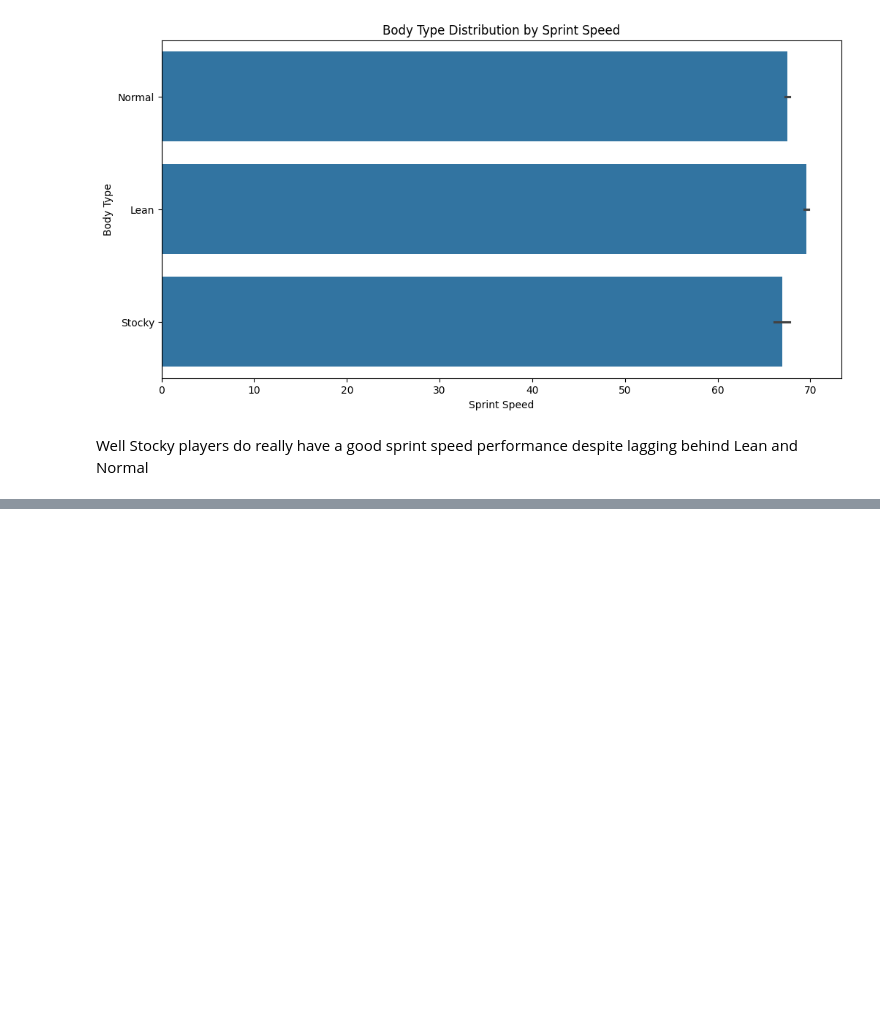
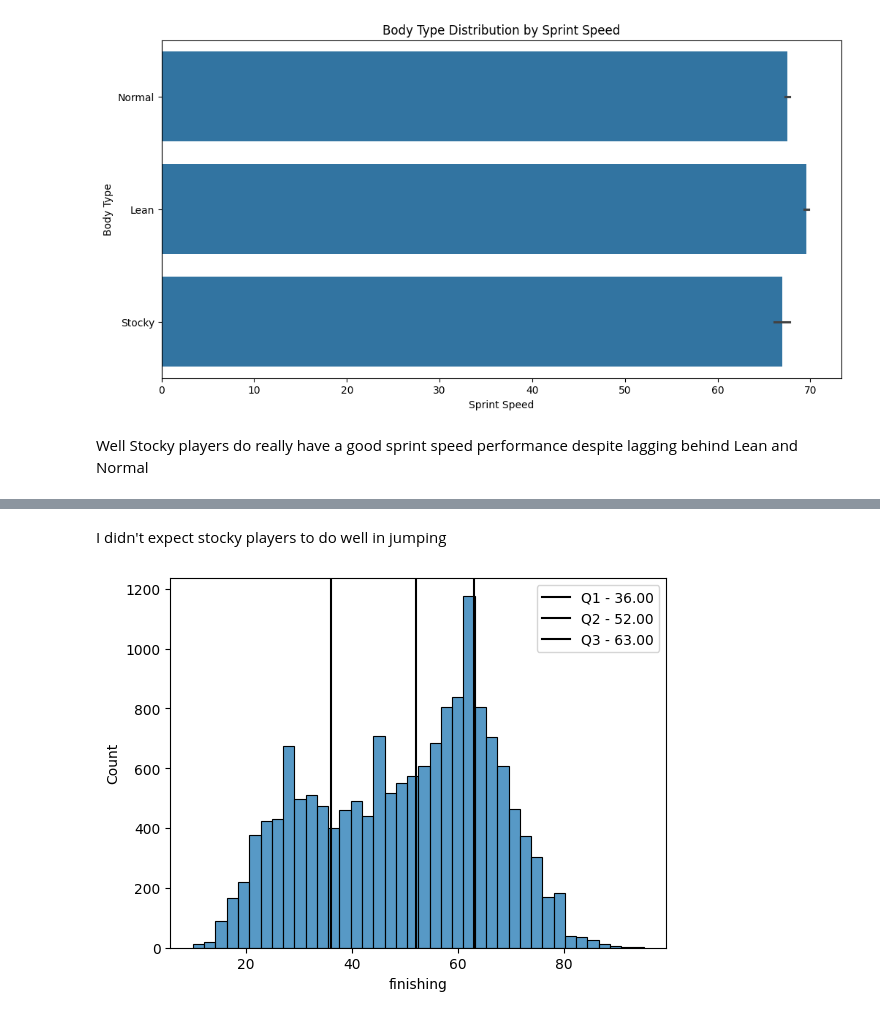
Before and after one commit to alexkrdozo/fifa-stats, a Jupyter notebook: football_al.ipynb, the cells around one changed output, grey strips where cells are left out. Cells and saved outputs as stored; diff of their text form; code cells hidden in the pictures; blank space fills up the shorter version.

```diff
--- a/football_al.ipynb
+++ b/football_al.ipynb
@@ -236,0 +259,14 @@ Well Stocky players do really have a good sprint speed performance despite laggi
+# %% [markdown]
+I didn't expect stocky players to do well in jumping
+# %%
+sns.histplot(data=fifa_sts, x='finishing')
+q1 = np.quantile(fifa_sts['finishing'], q=0.25)
+q2 = np.quantile(fifa_sts['finishing'], q=0.5)
+q3 = np.quantile(fifa_sts['finishing'], q=0.75)
+plt.axvline(x=q1, label=f"Q1 - {q1:.2f}", color='k')
+plt.axvline(x=q2, label=f"Q2 - {q2:.2f}", color='k')
+plt.axvline(x=q3, label=f"Q3 - {q3:.2f}", color='k')
+plt.legend()
+plt.show()
+# %% [output]
+[figure, added]
```
Also changed, not shown: parts of 4 cells of this notebook.
